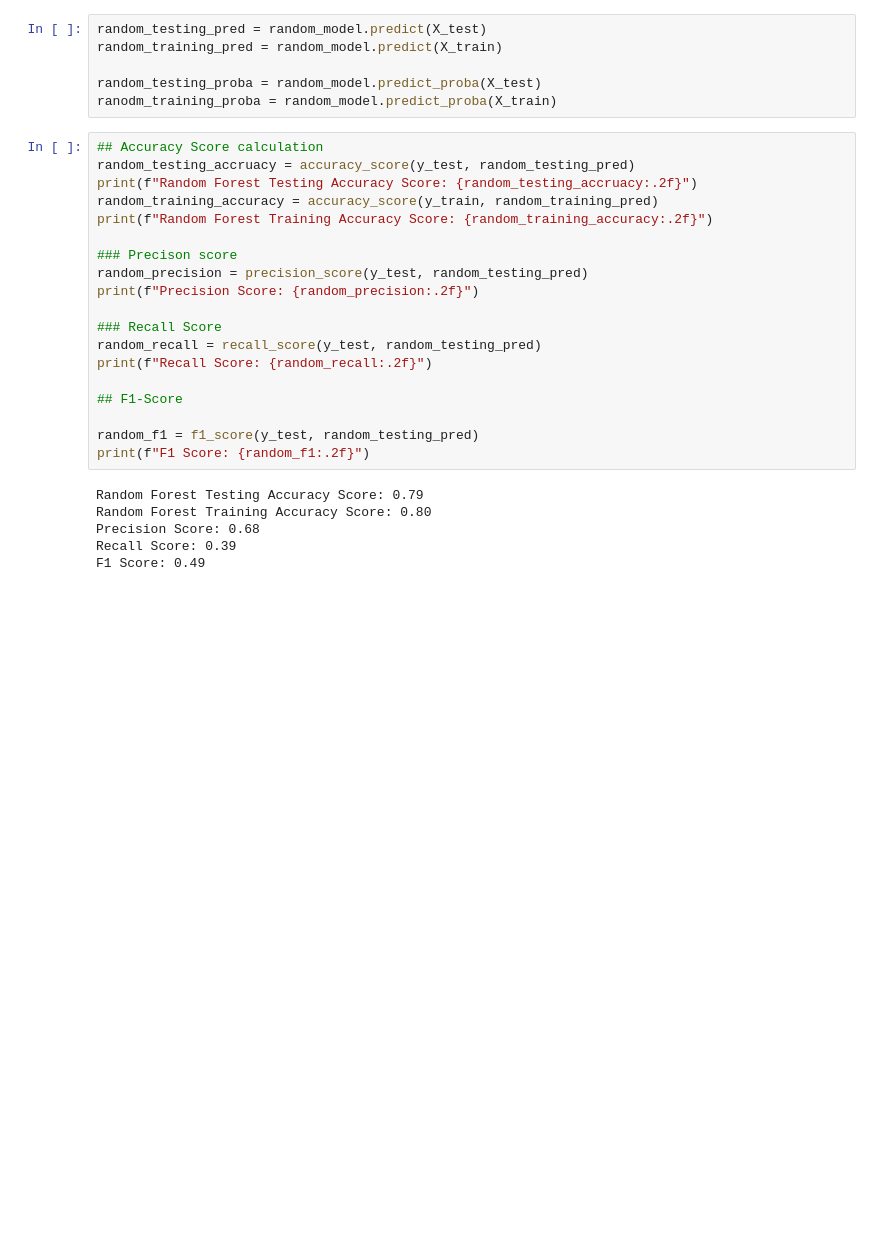
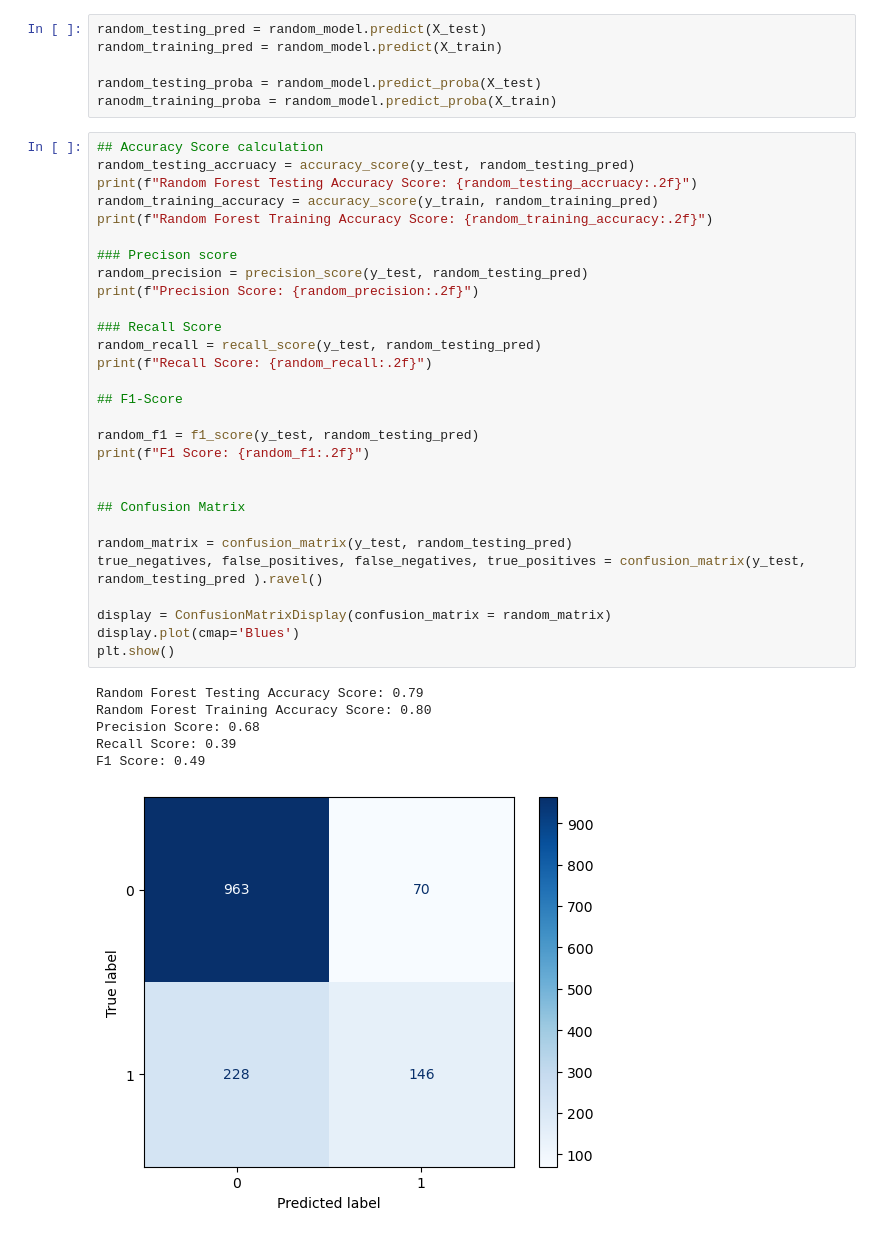
Before and after one commit to suzaladhikari/customer_churn-, a Jupyter notebook: Model Preparation/model.ipynb, the cells around one changed output. Saved outputs shown, nothing was run; the diff lists cells and outputs as text; blank space fills up the shorter version.

Commit message:
calculated and plotted the confusion matrix

```diff
--- a/Model Preparation/model.ipynb
+++ b/Model Preparation/model.ipynb
@@ -391,25 +391,36 @@ ranodm_training_proba = random_model.predict_proba(X_train)
 # %%
 ## Accuracy Score calculation
 random_testing_accruacy = accuracy_score(y_test, random_testing_pred)
 print(f"Random Forest Testing Accuracy Score: {random_testing_accruacy:.2f}")
 random_training_accuracy = accuracy_score(y_train, random_training_pred)
 print(f"Random Forest Training Accuracy Score: {random_training_accuracy:.2f}")
 
 ### Precison score
 random_precision = precision_score(y_test, random_testing_pred)
 print(f"Precision Score: {random_precision:.2f}")
 
 ### Recall Score
 random_recall = recall_score(y_test, random_testing_pred)
 print(f"Recall Score: {random_recall:.2f}")
 
 ## F1-Score
 
 random_f1 = f1_score(y_test, random_testing_pred)
 print(f"F1 Score: {random_f1:.2f}")
+
+
+## Confusion Matrix
+
+random_matrix = confusion_matrix(y_test, random_testing_pred)
+true_negatives, false_positives, false_negatives, true_positives = confusion_matrix(y_test, random_testing_pred ).ravel()
+
+display = ConfusionMatrixDisplay(confusion_matrix = random_matrix)
+display.plot(cmap='Blues')
+plt.show()
 # %% [output]
 Random Forest Testing Accuracy Score: 0.79
 Random Forest Training Accuracy Score: 0.80
 Precision Score: 0.68
 Recall Score: 0.39
 F1 Score: 0.49
+[figure, added]
```
